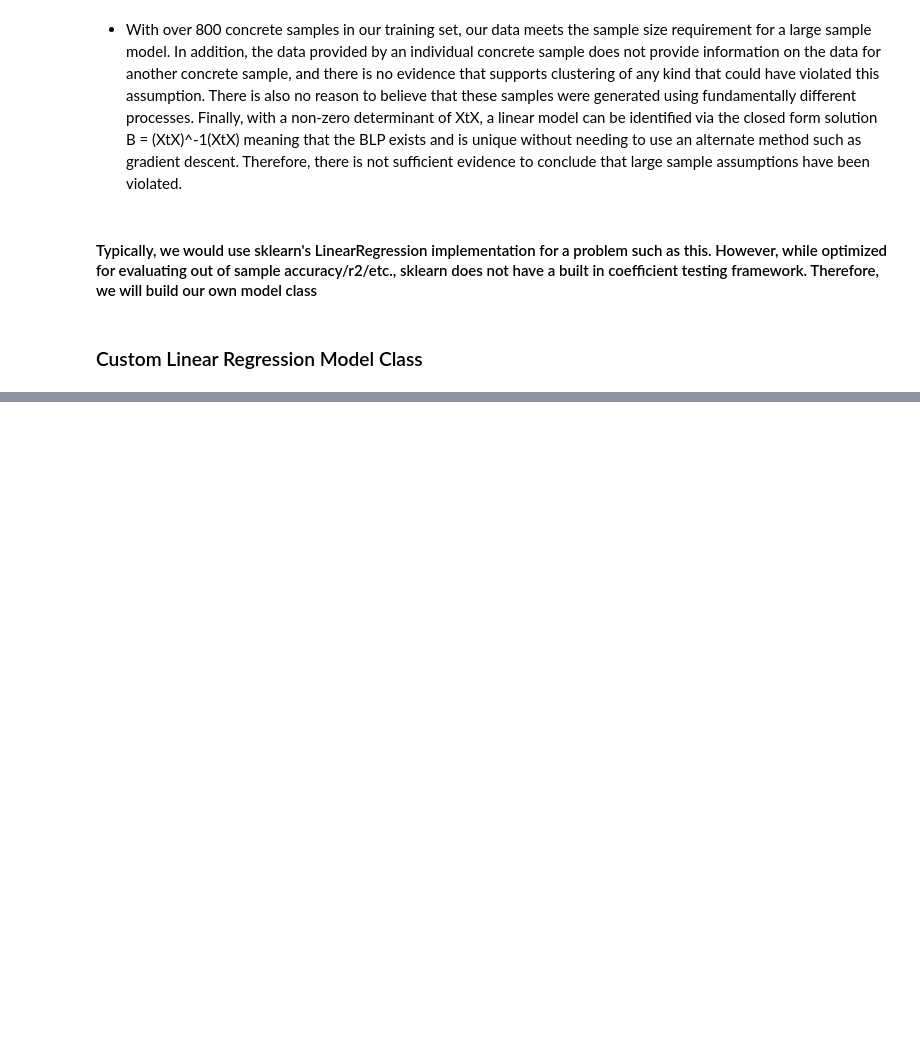
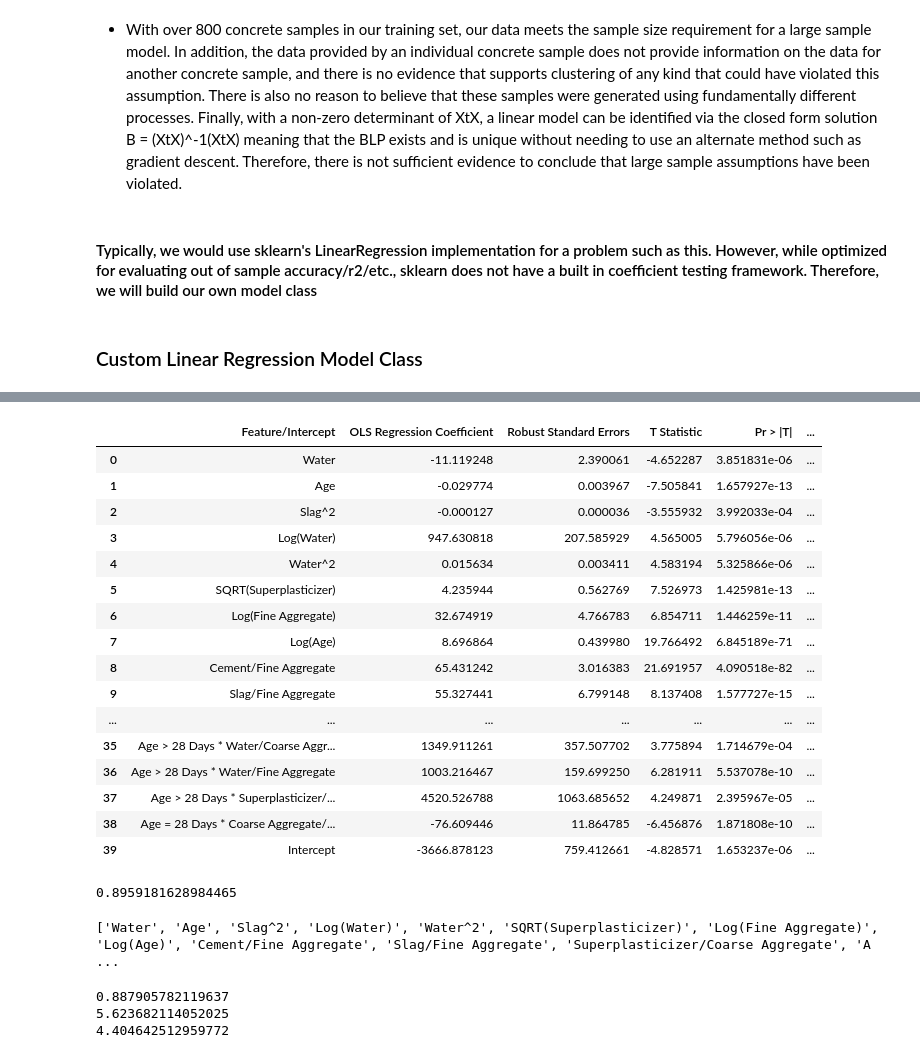
Before and after one commit to amitg3-ucb/w203_lab2, a Jupyter notebook: Data Cleaning and Model Development.ipynb, the cells around one changed output, grey strips where cells are left out. Saved outputs shown, nothing was run; the diff lists cells and outputs as text; code cells hidden in the pictures; blank space fills up the shorter version.

```diff
--- a/Data Cleaning and Model Development.ipynb
+++ b/Data Cleaning and Model Development.ipynb
@@ -393,0 +687,40 @@ test1
+# %%
+model4,model4_results,model4_adjusted_r2,model4_colnames = backward_stepwise_cv(training_features,training_labels,0.01)
+# %%
+model4_results
+# %% [output]
+|  | Feature/Intercept | OLS Regression Coefficient | Robust Standard Errors | T Statistic | Pr > |T| | ... |
+| 0 | Water | -11.119248 | 2.390061 | -4.652287 | 3.851831e-06 | ... |
+| 1 | Age | -0.029774 | 0.003967 | -7.505841 | 1.657927e-13 | ... |
+| 2 | Slag^2 | -0.000127 | 0.000036 | -3.555932 | 3.992033e-04 | ... |
+| 3 | Log(Water) | 947.630818 | 207.585929 | 4.565005 | 5.796056e-06 | ... |
+| 4 | Water^2 | 0.015634 | 0.003411 | 4.583194 | 5.325866e-06 | ... |
+| 5 | SQRT(Superplasticizer) | 4.235944 | 0.562769 | 7.526973 | 1.425981e-13 | ... |
+| 6 | Log(Fine Aggregate) | 32.674919 | 4.766783 | 6.854711 | 1.446259e-11 | ... |
+| 7 | Log(Age) | 8.696864 | 0.439980 | 19.766492 | 6.845189e-71 | ... |
+| 8 | Cement/Fine Aggregate | 65.431242 | 3.016383 | 21.691957 | 4.090518e-82 | ... |
+| 9 | Slag/Fine Aggregate | 55.327441 | 6.799148 | 8.137408 | 1.577727e-15 | ... |
+| ... | ... | ... | ... | ... | ... | ... |
+| 35 | Age > 28 Days * Water/Coarse Aggr... | 1349.911261 | 357.507702 | 3.775894 | 1.714679e-04 | ... |
+| 36 | Age > 28 Days * Water/Fine Aggregate | 1003.216467 | 159.699250 | 6.281911 | 5.537078e-10 | ... |
+| 37 | Age > 28 Days * Superplasticizer/... | 4520.526788 | 1063.685652 | 4.249871 | 2.395967e-05 | ... |
+| 38 | Age = 28 Days * Coarse Aggregate/... | -76.609446 | 11.864785 | -6.456876 | 1.871808e-10 | ... |
+| 39 | Intercept | -3666.878123 | 759.412661 | -4.828571 | 1.653237e-06 | ... |
+# %%
+model4_adjusted_r2
+# %% [output]
+0.8959181628984465
+# %%
+print(model4_colnames)
+# %% [output]
+['Water', 'Age', 'Slag^2', 'Log(Water)', 'Water^2', 'SQRT(Superplasticizer)', 'Log(Fine Aggregate)', 'Log(Age)', 'Cement/Fine Aggregate', 'Slag/Fine Aggregate', 'Superplasticizer/Coarse Aggregate', 'A ...
+# %%
+# METHOD 4 FINAL MODEL, EVALUATION ON TEST DATA
+preds = model4.predict(test_data.iloc[:,:-1][model4_colnames]) #CAPTURE PREDICTIONS
+print(r2_score(test_data.iloc[:,-1],preds)) #OUT OF SAMPLE R2
+print(mean_squared_error(test_data.iloc[:,-1],preds,squared=False)) #OUT OF SAMPLE RMSE
+print(mean_absolute_error(test_data.iloc[:,-1],preds)) #OUT OF SAMPLE MAE
+# %% [output]
+0.887905782119637
+5.623682114052025
+4.404642512959772
```
Also changed, not shown: parts of 32 cells of this notebook.
